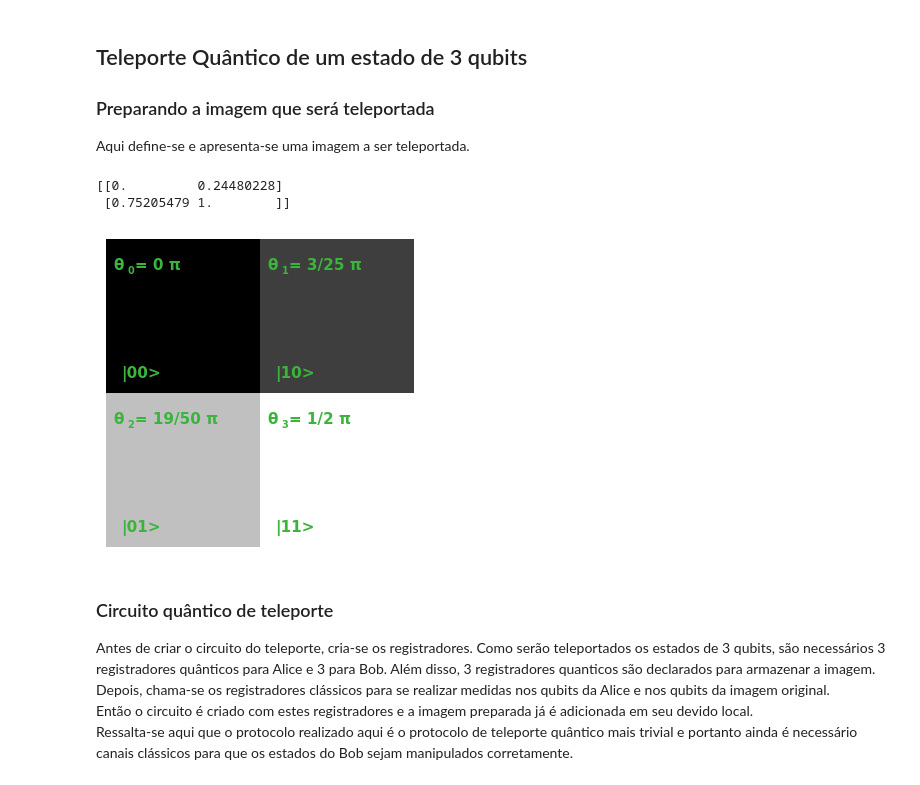
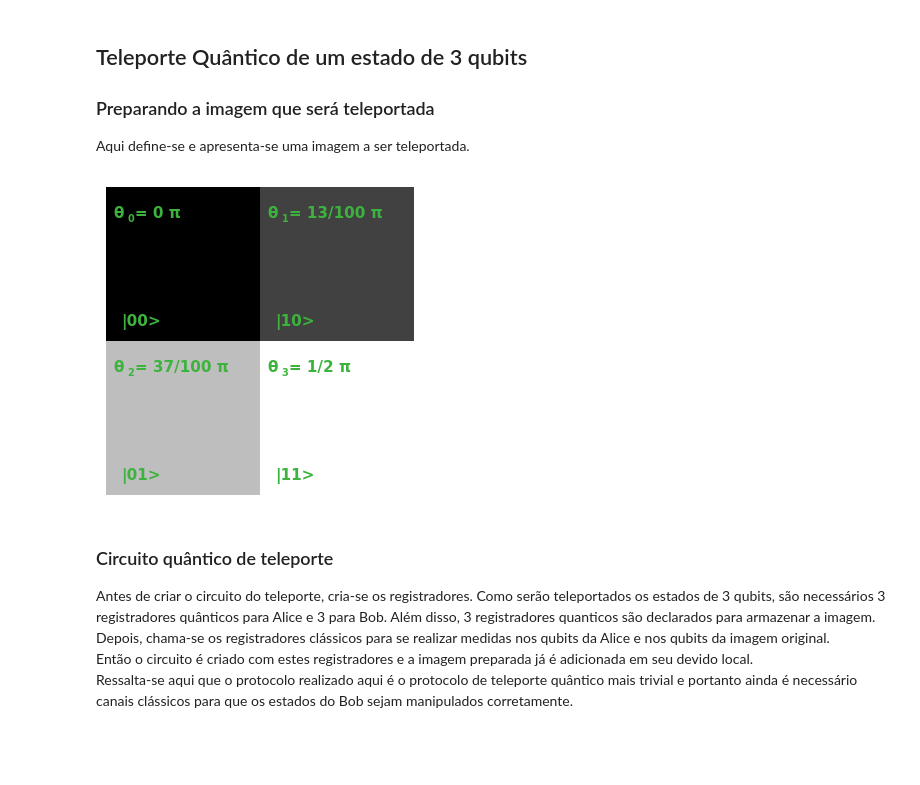
Before and after one commit to AMGabiroba/Quantum_Images, a Jupyter notebook: QuantumImagesNotebook.ipynb, the cells around one changed output. Saved outputs shown, nothing was run; the diff lists cells and outputs as text; code cells hidden in the pictures; blank space fills up the shorter version.

```diff
--- a/QuantumImagesNotebook.ipynb
+++ b/QuantumImagesNotebook.ipynb
@@ -336,14 +317,12 @@ Aqui define-se e apresenta-se uma imagem a ser teleportada.
 # %%
 image = Quantum2x2Image([0*np.pi/180, 30*np.pi/180, 60*np.pi/180, 90*np.pi/180])
 image.measure_all()
 results = RunSimulation(image, 20000)
 image.remove_final_measurements()
 # plota a imagem pós-processada
-PlotImage(results, 'imkkk.png')
+PlotImage(results, 'im4.12.png')
 # %% [output]
-[[0.         0.24480228]
- [0.75205479 1.        ]]
-[figure, old version]
+[figure, new version]
 # %% [markdown]
 ### Circuito quântico de teleporte
 Antes de criar o circuito do teleporte, cria-se os registradores. Como serão teleportados os estados de 3 qubits, são necessários 3 registradores quânticos para Alice e 3 para Bob. Além disso, 3 registradores quanticos são declarados para armazenar a imagem. Depois, chama-se os registradores clássicos para se realizar medidas nos qubits da Alice e nos qubits da imagem original. <br>
```
Also changed, not shown: parts of 18 cells of this notebook, 15 other files.
